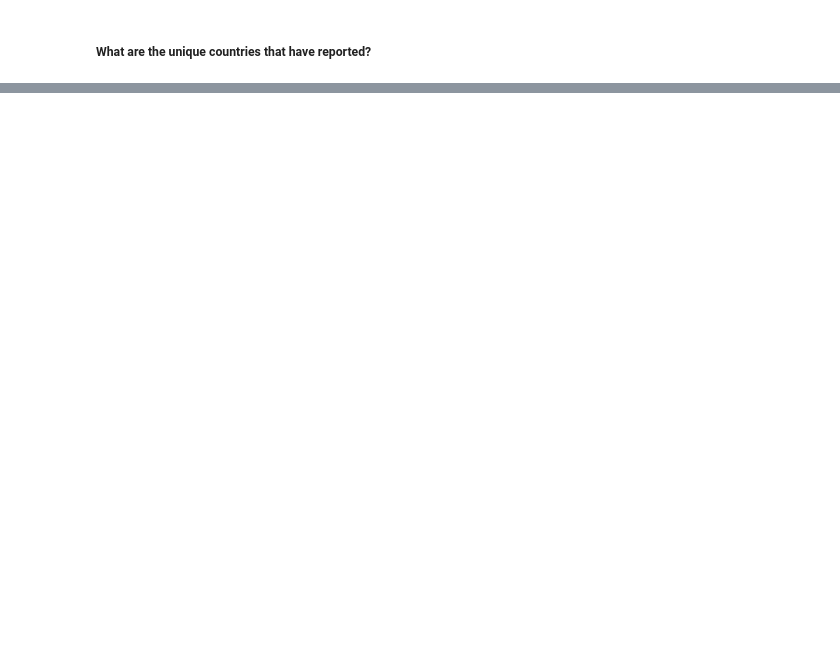
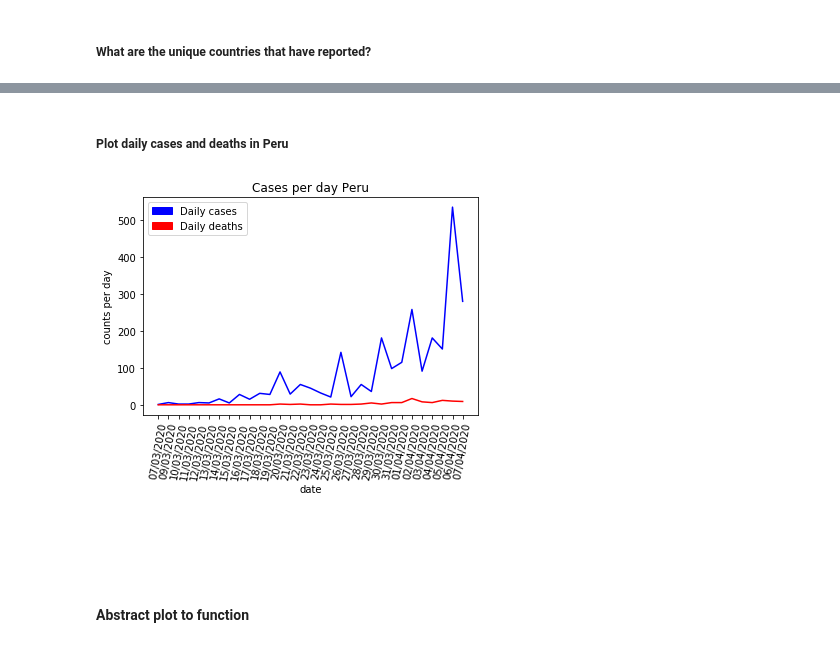
Before and after one commit to MnemoSemiotic/covid-19-exploration-with-pandas, a Jupyter notebook: exploring_covid_data_with_pandas.ipynb, the cells around one changed output, grey strips where cells are left out. Drawn from its saved outputs; the diff is of its cells as text; code cells hidden in the pictures; blank space fills up the shorter version.

Commit message:
sort of finish plot function

```diff
--- a/exploring_covid_data_with_pandas.ipynb
+++ b/exploring_covid_data_with_pandas.ipynb
@@ -156,0 +233,2 @@ SyntaxError: invalid syntax (<ipython-input-22-18537a330970>, line 1)
+# %%
+df_peru = df[df['countriesAndTerritories'] == 'Peru']
@@ -156,0 +273,26 @@ SyntaxError: invalid syntax (<ipython-input-22-18537a330970>, line 1)
+# %% [markdown]
+##### Plot daily cases and deaths in Peru
+# %%
+import matplotlib.pyplot as plt
+import matplotlib.patches as mpatches
+
+cases_peru = df_peru['cases'][::-1]
+deaths_peru = df_peru['deaths'][::-1]
+dates_peru = df_peru['dateRep'][::-1]
+
+cases_peru_plot = plt.plot(list(dates_peru), list(cases_peru), color='blue')
+deaths_peru_plot = plt.plot(list(dates_peru), list(deaths_peru), color='red')
+plt.ylabel('counts per day')
+plt.xlabel('date')
+plt.xticks(rotation=80)
+plt.title('Cases per day Peru')
+blue = mpatches.Patch(color='blue', label='Daily cases')
+red  = mpatches.Patch(color='red', label='Daily deaths')
+plt.legend(handles=[blue, red])
+
+plt.show()
+# %% [output]
+[figure, added]
+# %% [markdown]
+<br><br><br>
+#### Abstract plot to function
```
Also changed, not shown: parts of 18 cells of this notebook, 1 other file.
